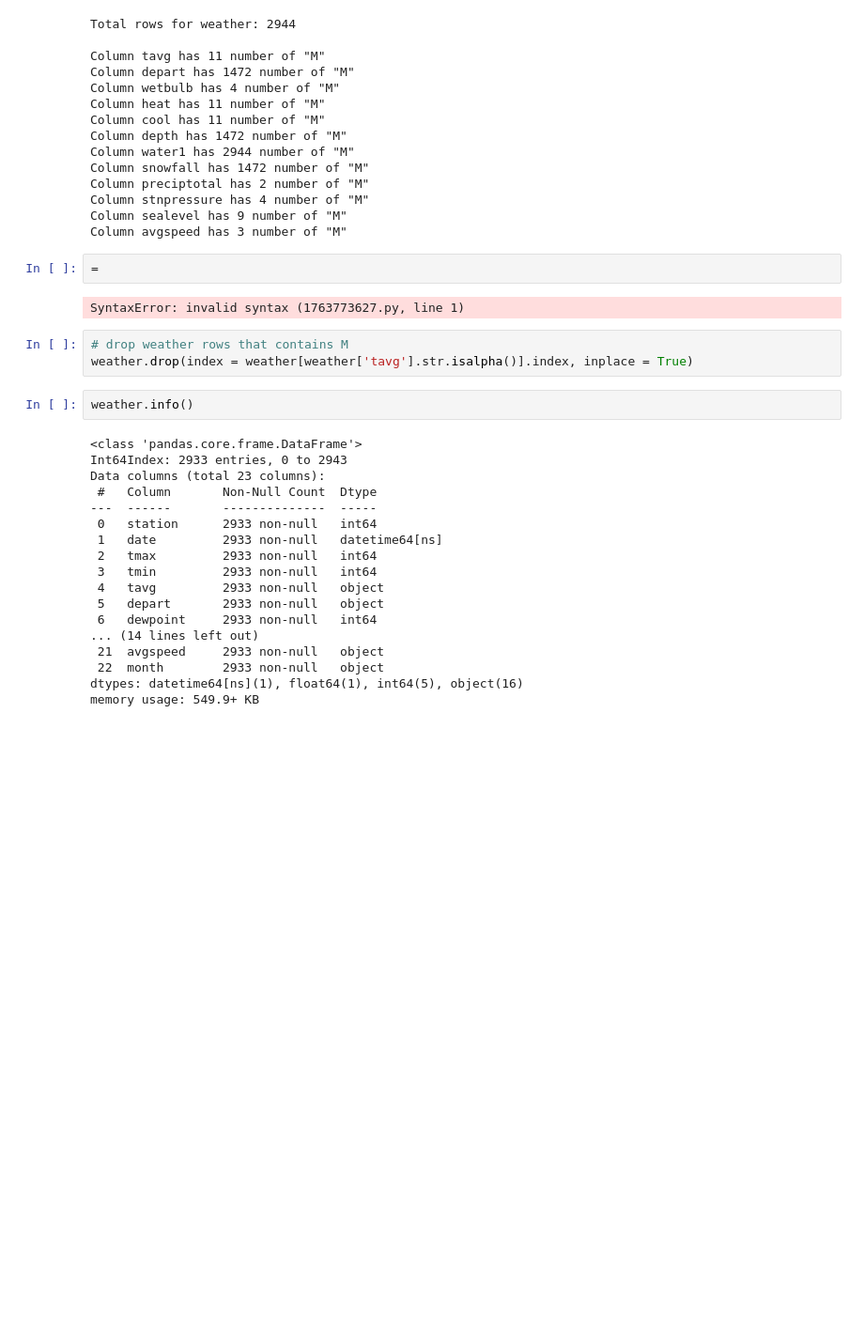
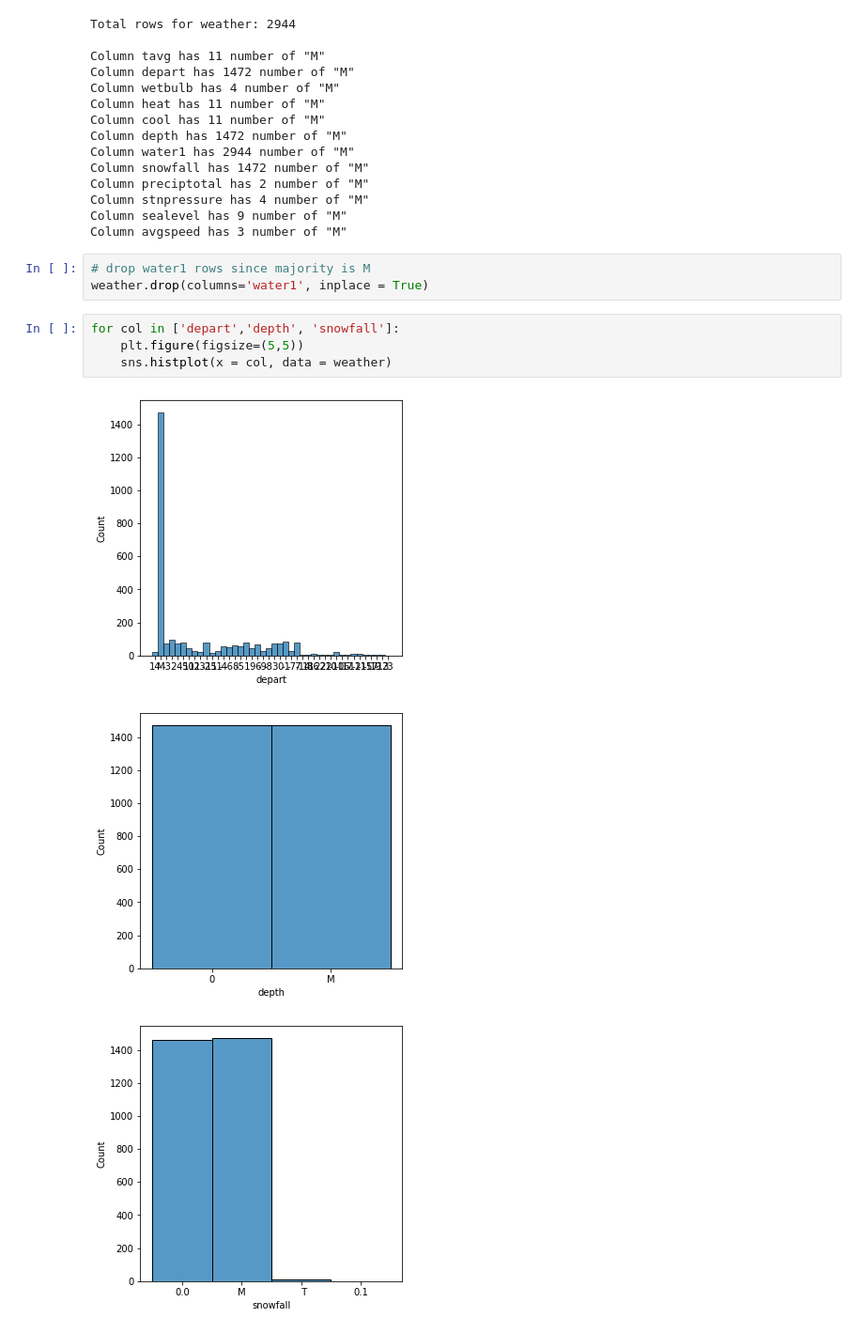
Before and after one commit to msamhz/GA-Project_4, a Jupyter notebook: code/EDA_Cleanup_Consolidate.ipynb, the cells around one changed output. Shown at 94% size. Cells and saved outputs as stored; diff of their text form; blank space fills up the shorter version.

```diff
--- a/code/EDA_Cleanup_Consolidate.ipynb
+++ b/code/EDA_Cleanup_Consolidate.ipynb
@@ -252,30 +230,14 @@ Column preciptotal has 2 number of "M"
 Column stnpressure has 4 number of "M"
 Column sealevel has 9 number of "M"
 Column avgspeed has 3 number of "M"
-# %%
-=
-# %% [output]
-SyntaxError: invalid syntax (1763773627.py, line 1)
 # %%
-# drop weather rows that contains M
-weather.drop(index = weather[weather['tavg'].str.isalpha()].index, inplace = True)
+# drop water1 rows since majority is M
+weather.drop(columns='water1', inplace = True)
-# %%
-weather.info()
-# %% [output]
-<class 'pandas.core.frame.DataFrame'>
-Int64Index: 2933 entries, 0 to 2943
-Data columns (total 23 columns):
- #   Column       Non-Null Count  Dtype
----  ------       --------------  -----
- 0   station      2933 non-null   int64
- 1   date         2933 non-null   datetime64[ns]
- 2   tmax         2933 non-null   int64
- 3   tmin         2933 non-null   int64
- 4   tavg         2933 non-null   object
- 5   depart       2933 non-null   object
- 6   dewpoint     2933 non-null   int64
-... (14 lines left out)
- 21  avgspeed     2933 non-null   object
- 22  month        2933 non-null   object
-dtypes: datetime64[ns](1), float64(1), int64(5), object(16)
-memory usage: 549.9+ KB
+# %%
+for col in ['depart','depth', 'snowfall']:
+    plt.figure(figsize=(5,5))
+    sns.histplot(x = col, data = weather)
+# %% [output]
+[figure, added]
+[figure, added]
+[figure, added]
```
Also changed, not shown: parts of 13 cells of this notebook.
